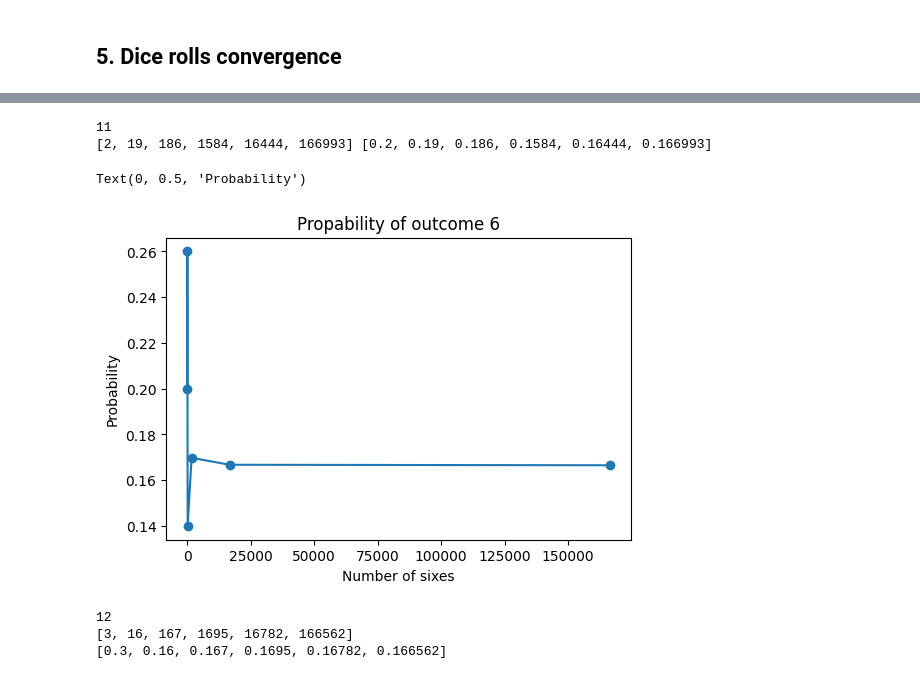
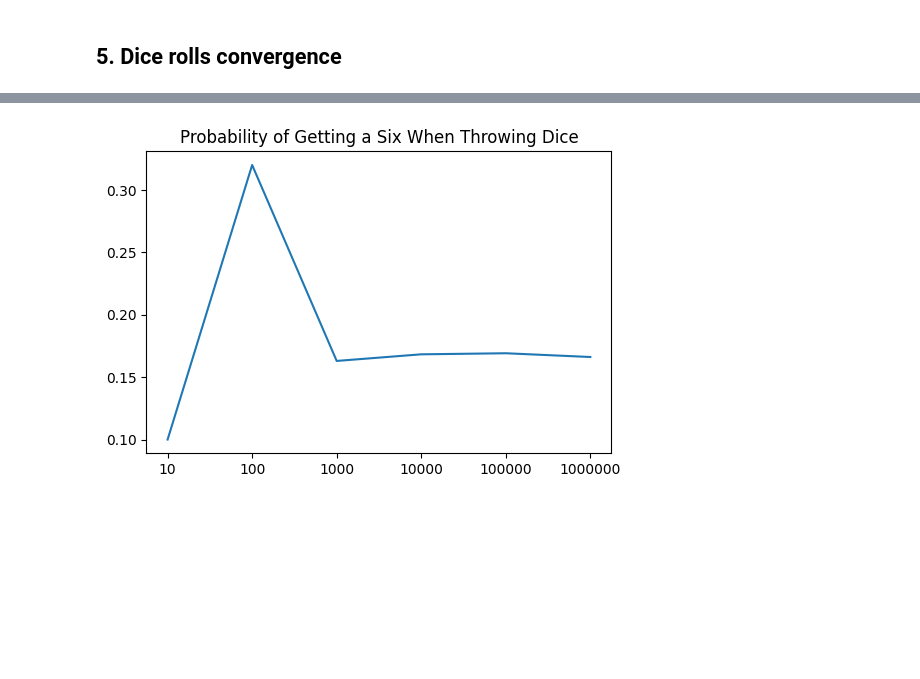
Before and after one commit to Anna-MariaSjolund/Python-Programming-Anna-MariaSjolund, a Jupyter notebook: Exercises/Week 35/exercise04-1-5.ipynb, the cells around one changed output, grey strips where cells are left out. Cells and saved outputs as stored; diff of their text form; code cells hidden in the pictures; blank space fills up the shorter version.

```diff
--- a/Exercises/Week 35/exercise04-1-5.ipynb
+++ b/Exercises/Week 35/exercise04-1-5.ipynb
@@ -157,69 +114,41 @@ Text(0, 0.5, 'Probability')
-# %%
-#Import libraries
-import random as rnd
-import matplotlib.pyplot as plt
-
-#Count number of sixes
-#Create 100 random integers between 1 and 6 and count the number of sixes
-no_of_sixes = [rnd.randint(1, 6) for i in range(100)].count(6)
-print(no_of_sixes)
-
-def count_sixes(number_of_rolls):
-    '''Method takes the number of rolls as input.
-    The method returns the number of sixes and the probability of getting a 6.'''
-    no_of_sixes = [rnd.randint(1,6) for i in range(number_of_rolls)].count(6)
-    probability = no_of_sixes / number_of_rolls
-    return(no_of_sixes, probability)
-
-rolls = [10, 100, 1000, 10000, 100000, 1000000]
-number_of_sixes = []
-probability = []
-for i in rolls:
-    x,y = count_sixes(i)
-    number_of_sixes.append(x)
-    probability.append(y)
-
-print(number_of_sixes, probability)
-
-plt.figure(dpi = 100)
-plt.title("Propability of outcome 6")
-plt.plot(x_number_of_sixes, y_probability)
-plt.scatter(x_number_of_sixes, y_probability)
-plt.xlabel("Number of sixes")
-plt.ylabel("Probability")
-# %% [output]
-11
-[2, 19, 186, 1584, 16444, 166993] [0.2, 0.19, 0.186, 0.1584, 0.16444, 0.166993]
-Text(0, 0.5, 'Probability')
-[figure, removed]
 # %%
 #Import libraries
 import random as rnd
 import matplotlib.pyplot as plt
+import matplotlib.ticker as plticker
+from math import log
 
 #Create 100 random integers between 1 and 6 and count the number of sixes
 no_of_sixes = [rnd.randint(1, 6) for _ in range(100)].count(6)
-print(no_of_sixes)
+
 
 #Creates a list with the number of rolls
 number_of_rolls = [10, 100, 1000, 10000, 100000, 1000000]
 
 #Creates random integers between 1 and 6 and count the number of sixes
 #It does this for all of the different number of rolls
 number_of_sixes = [[rnd.randint(1, 6) for _ in range(rolls)].count(6) for rolls in number_of_rolls]
-print(number_of_sixes)
+#print(number_of_sixes)
 
 #Counts the probability (number of sixes/number of rolls) for the different number of rolls
 probability = [(number_of_sixes[i]/number_of_rolls[i]) for i in range(len(number_of_rolls))]
-print(probability)
+#print(probability)
 
-plt.figure(dpi = 100)
-plt.title("Propability of outcome 6")
-plt.plot(x_number_of_sixes, y_probability)
-plt.scatter(x_number_of_sixes, y_probability)
-plt.xlabel("Number of sixes")
-plt.ylabel("Probability")
+#Create a plot, showing number of sixes and probability
+fig = plt.figure(dpi = 100)
+plt.title("Probability of Getting a Six When Throwing Dice")
+
+log_rolls = list(map(log,number_of_rolls)) #Map takes a function (i.e. log) and applies it on all the values in number_of_rolls and then saves them to a list.
+
+a = plt.plot(log_rolls, probability) #Plots the log values on the x-axis and probabibility on the y-axis
+b = plt.xticks(log_rolls, number_of_rolls) #The first argument takes the number of ticks and the second argument overwrites the old tick labels
+
+#This code can also be used instead of: log_rolls = list(map(log,number_of_rolls))
+#my_logs = []
+#logger = lambda x : my_logs.append(log(x))
+
+#for x in number_of_rolls:
+    #logger(x)
+#print(my_logs)
 # %% [output]
-12
-[3, 16, 167, 1695, 16782, 166562]
-[0.3, 0.16, 0.167, 0.1695, 0.16782, 0.166562]
+[figure, added]
```
Also changed, not shown: parts of 1 cell of this notebook.
